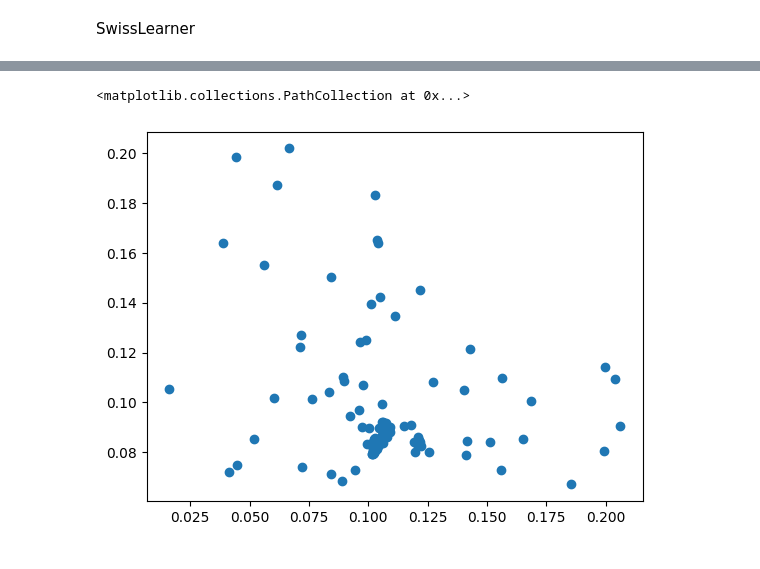
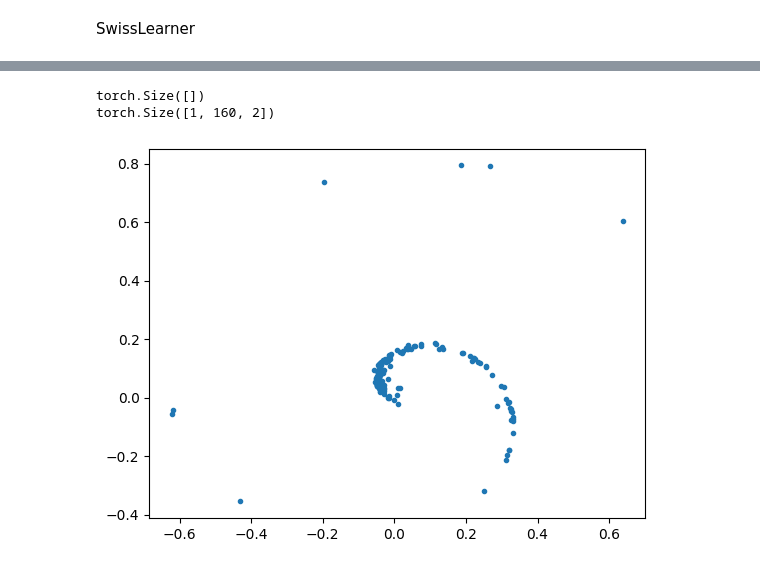
Before and after one commit to ZongjingLi/MetaLearner, a Jupyter notebook: debug_spatial.ipynb, the cells around one changed output, grey strips where cells are left out. Saved outputs shown, nothing was run; the diff lists cells and outputs as text; code cells hidden in the pictures.

```diff
--- a/debug_spatial.ipynb
+++ b/debug_spatial.ipynb
@@ -80,19 +107,19 @@ RuntimeError: Parent directory checkpoints does not exist.
 # %%
 
 
 import torch
-batchsize = 100
+batchsize = 160
 cond = {"edges":[(i, "online") for i in range(batchsize)]}
-xt = torch.randn([1,batchsize,2])
-*xt, x0  = samples(model, schedule.sample_sigmas(20), gam=1., cond = cond, batchsize = batchsize, xt = xt)
+
+xt = torch.randn([1,batchsize,2]) * schedule.sample_sigmas(100)[0]
+*xt, x0  = samples(model, schedule.sample_sigmas(100), gam=1., cond = cond, batchsize = batchsize, xt = xt)
+
+def plot_batch(batch):
+    batch = batch.cpu().numpy()
+    plt.scatter(batch[:,0], batch[:,1], marker='.')
+print(x0.shape)
+plot_batch(x0[0])
+# %% [output]
+torch.Size([])
+torch.Size([1, 160, 2])
+[figure, added]
-# %%
-
-gene_points = xt[-1][0].cpu().detach()
-data_points = dataset.vals[:,0,:]
-
-
-plt.scatter(gene_points[:,0], gene_points[:,1])
-#plt.scatter(data_points[:,0], data_points[:,1])
-# %% [output]
-<matplotlib.collections.PathCollection at 0x...>
-[figure, removed]
```
Also changed, not shown: parts of 3 cells of this notebook, 52 other files.
